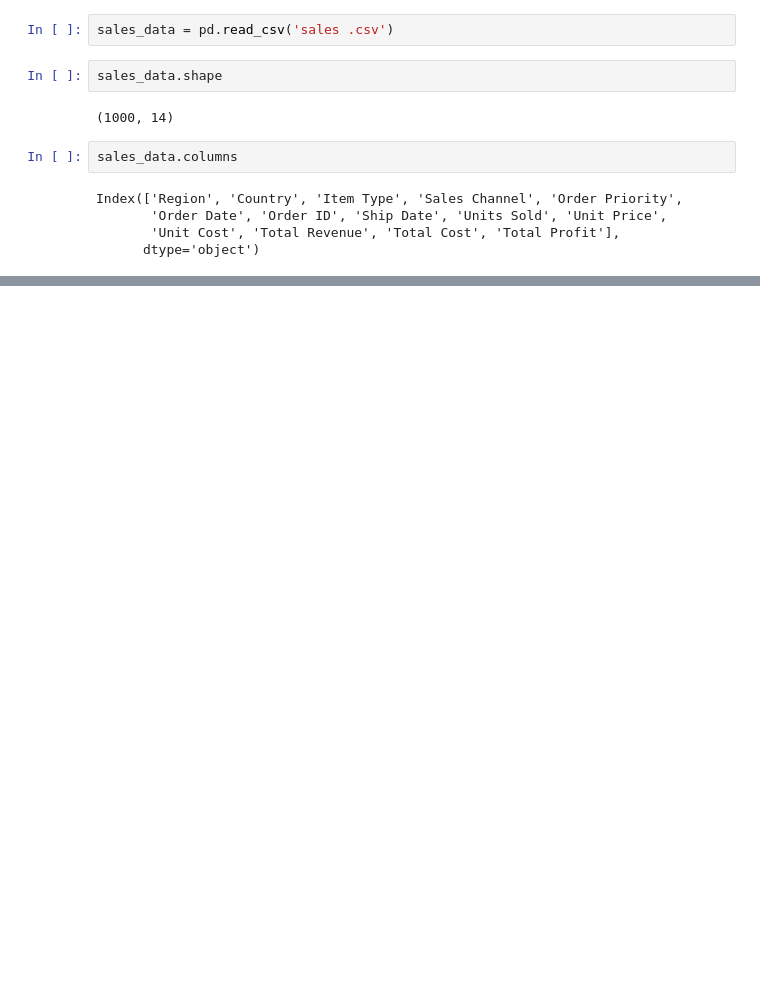
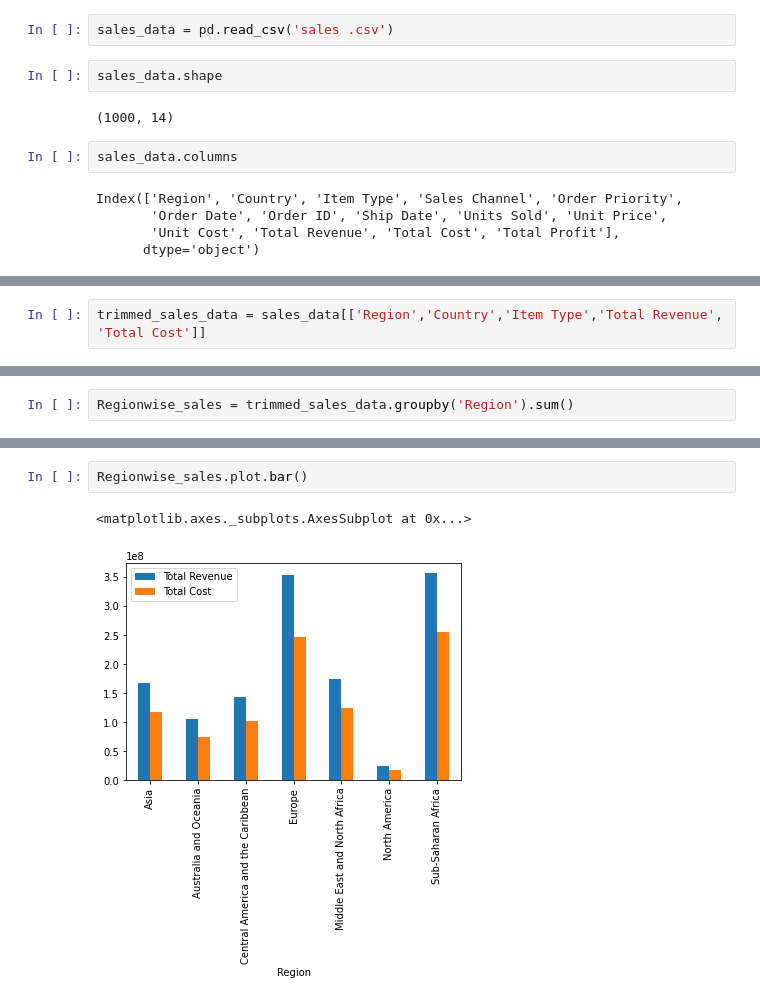
Before and after one commit to onewithano/ML_IIITH, a Jupyter notebook: python_sales_data.ipynb, the cells around one changed output, grey strips where cells are left out. Drawn from its saved outputs; the diff is of its cells as text; blank space fills up the shorter version.

```diff
--- a/python_sales_data.ipynb
+++ b/python_sales_data.ipynb
@@ -45,0 +53,2 @@ sales_data.describe()
+# %%
+trimmed_sales_data = sales_data[['Region','Country','Item Type','Total Revenue', 'Total Cost']]
@@ -45,0 +76,2 @@ sales_data.describe()
+# %%
+Regionwise_sales = trimmed_sales_data.groupby('Region').sum()
@@ -45,0 +90,5 @@ sales_data.describe()
+# %%
+Regionwise_sales.plot.bar()
+# %% [output]
+<matplotlib.axes._subplots.AxesSubplot at 0x...>
+[figure, added]
```
Also changed, not shown: parts of 12 cells of this notebook.
